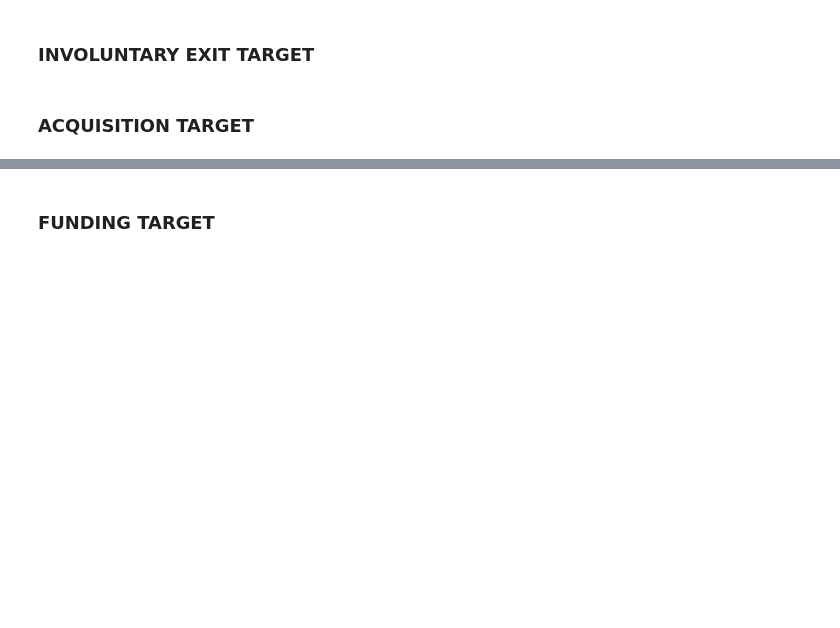
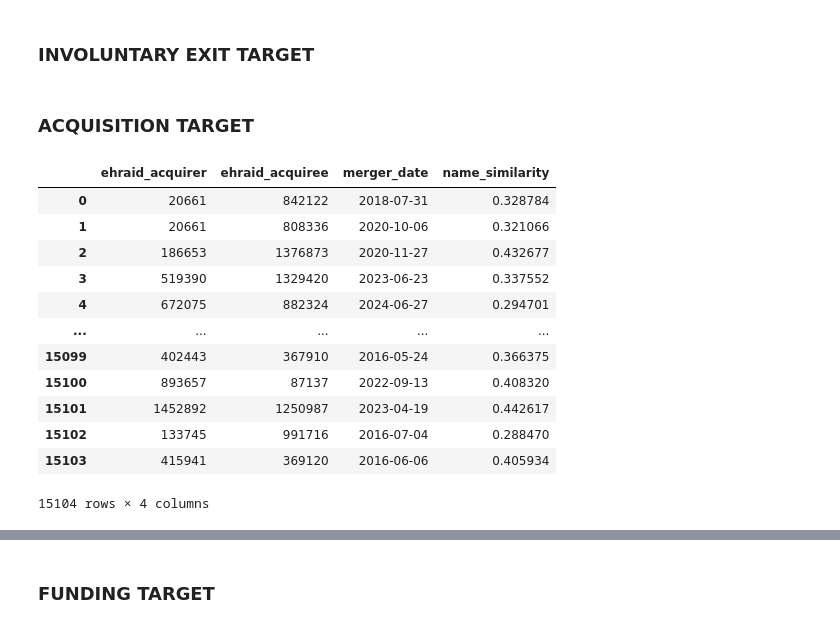
Before and after one commit to MaBlock7/company_success_prediction, a Jupyter notebook: success_prediction/zefix_feature_engineering.ipynb, the cells around one changed output, grey strips where cells are left out. Saved outputs shown, nothing was run; the diff lists cells and outputs as text; code cells hidden in the pictures; blank space fills up the shorter version.

```diff
--- a/success_prediction/zefix_feature_engineering.ipynb
+++ b/success_prediction/zefix_feature_engineering.ipynb
@@ -1117,0 +1122,26 @@ with connect_database() as con:
+# %%
+# Consolidation mergers are determined statistically via a name similarity index
+# The cutoff is set to 0.7
+
+query_merger = """
+    SELECT ehraid_acquirer, ehraid_acquiree, merger_date, name_similarity FROM zefix.merger_relation WHERE merger_date > '2016-01-01' AND name_similarity < 0.7;
+"""
+
+with connect_database() as con:
+    df_merger = read_from_database(connection=con, query=query_merger)
+# %%
+df_merger
+# %% [output]
+|  | ehraid_acquirer | ehraid_acquiree | merger_date | name_similarity |
+| 0 | 20661 | 842122 | 2018-07-31 | 0.328784 |
+| 1 | 20661 | 808336 | 2020-10-06 | 0.321066 |
+| 2 | 186653 | 1376873 | 2020-11-27 | 0.432677 |
+| 3 | 519390 | 1329420 | 2023-06-23 | 0.337552 |
+| 4 | 672075 | 882324 | 2024-06-27 | 0.294701 |
+| ... | ... | ... | ... | ... |
+| 15099 | 402443 | 367910 | 2016-05-24 | 0.366375 |
+| 15100 | 893657 | 87137 | 2022-09-13 | 0.408320 |
+| 15101 | 1452892 | 1250987 | 2023-04-19 | 0.442617 |
+| 15102 | 133745 | 991716 | 2016-07-04 | 0.288470 |
+| 15103 | 415941 | 369120 | 2016-06-06 | 0.405934 |
+15104 rows × 4 columns
```
Also changed, not shown: parts of 13 cells of this notebook, 4 other files.
